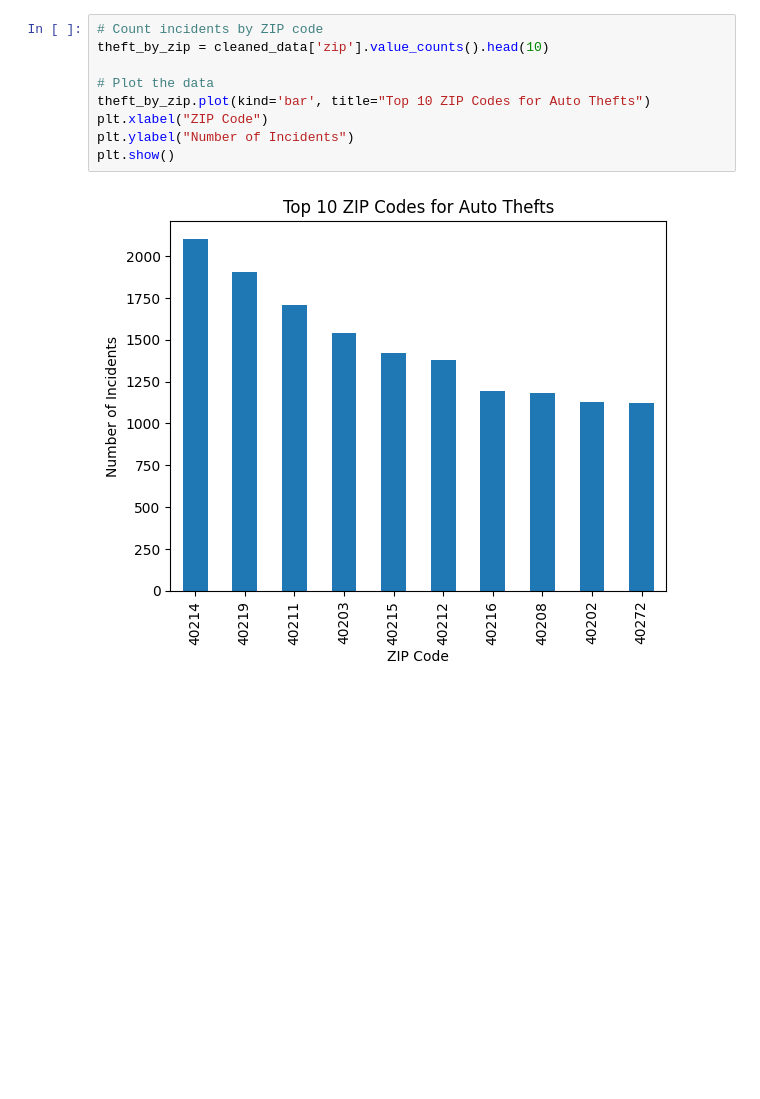
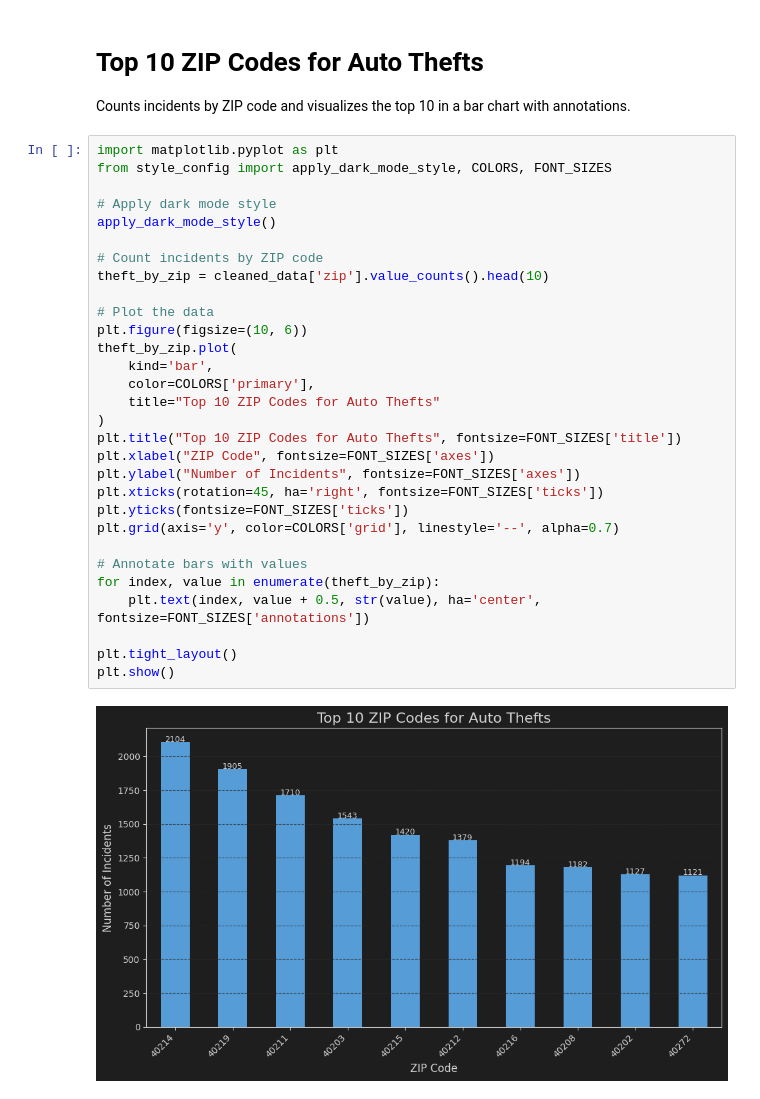
Before and after one commit to matthewlondon/Capstone, a Jupyter notebook: jupyter/exploration.ipynb, the cells around one changed output. Saved outputs shown, nothing was run; the diff lists cells and outputs as text; blank space fills up the shorter version.

```diff
--- a/jupyter/exploration.ipynb
+++ b/jupyter/exploration.ipynb
@@ -94,11 +100,35 @@ plt.show()
-# %%
-# Count incidents by ZIP code
-theft_by_zip = cleaned_data['zip'].value_counts().head(10)
-
-# Plot the data
-theft_by_zip.plot(kind='bar', title="Top 10 ZIP Codes for Auto Thefts")
-plt.xlabel("ZIP Code")
-plt.ylabel("Number of Incidents")
-plt.show()
-# %% [output]
-[figure, removed]
+# %% [markdown]
+# Top 10 ZIP Codes for Auto Thefts
+Counts incidents by ZIP code and visualizes the top 10 in a bar chart with annotations.
+# %%
+import matplotlib.pyplot as plt
+from style_config import apply_dark_mode_style, COLORS, FONT_SIZES
+
+# Apply dark mode style
+apply_dark_mode_style()
+
+# Count incidents by ZIP code
+theft_by_zip = cleaned_data['zip'].value_counts().head(10)
+
+# Plot the data
+plt.figure(figsize=(10, 6))
+theft_by_zip.plot(
+    kind='bar',
+    color=COLORS['primary'],
+    title="Top 10 ZIP Codes for Auto Thefts"
+)
+plt.title("Top 10 ZIP Codes for Auto Thefts", fontsize=FONT_SIZES['title'])
+plt.xlabel("ZIP Code", fontsize=FONT_SIZES['axes'])
+plt.ylabel("Number of Incidents", fontsize=FONT_SIZES['axes'])
+plt.xticks(rotation=45, ha='right', fontsize=FONT_SIZES['ticks'])
+plt.yticks(fontsize=FONT_SIZES['ticks'])
+plt.grid(axis='y', color=COLORS['grid'], linestyle='--', alpha=0.7)
+
+# Annotate bars with values
+for index, value in enumerate(theft_by_zip):
+    plt.text(index, value + 0.5, str(value), ha='center', fontsize=FONT_SIZES['annotations'])
+
+plt.tight_layout()
+plt.show()
+# %% [output]
+[figure, added]
```
Also changed, not shown: parts of 16 cells of this notebook, 1 other file.
